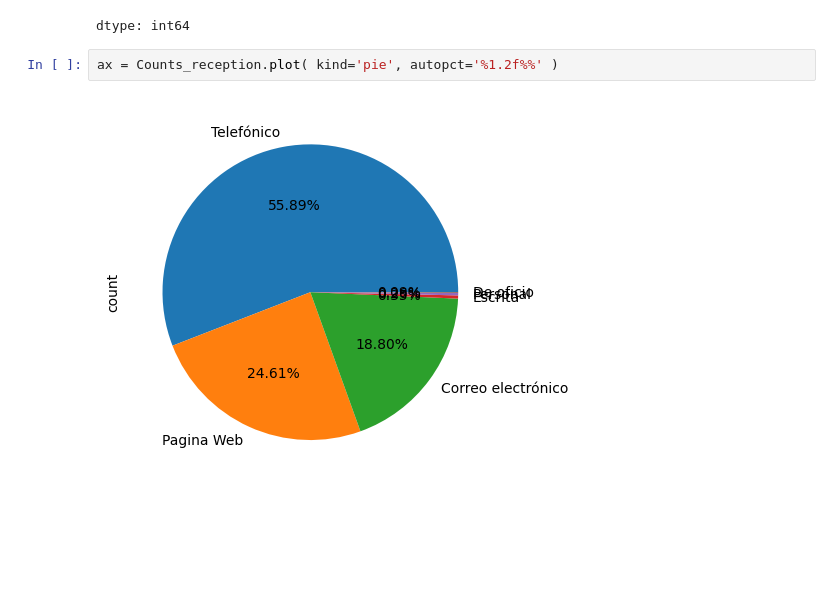
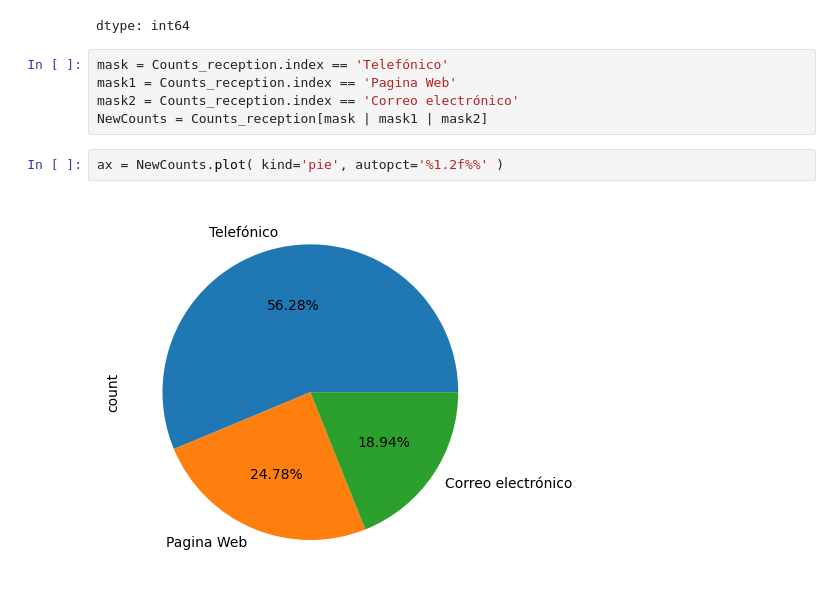
Before and after one commit to asegura4488/CienciaDatos, a Jupyter notebook: Semana4/QuejasAmbientales.ipynb, the cells around one changed output. Drawn from its saved outputs; the diff is of its cells as text; blank space fills up the shorter version.

```diff
--- a/Semana4/QuejasAmbientales.ipynb
+++ b/Semana4/QuejasAmbientales.ipynb
@@ -280,7 +339,12 @@ Counts_reception
 | Personal | 3 |
 | De oficio | 1 |
 dtype: int64
+# %%
+mask = Counts_reception.index == 'Telefónico'
+mask1 = Counts_reception.index == 'Pagina Web'
+mask2 = Counts_reception.index == 'Correo electrónico'
+NewCounts = Counts_reception[mask | mask1 | mask2]
 # %%
-ax = Counts_reception.plot( kind='pie', autopct='%1.2f%%' )
+ax = NewCounts.plot( kind='pie', autopct='%1.2f%%' )
 # %% [output]
-[figure, old version]
+[figure, new version]
```
Also changed, not shown: parts of 5 cells of this notebook.
